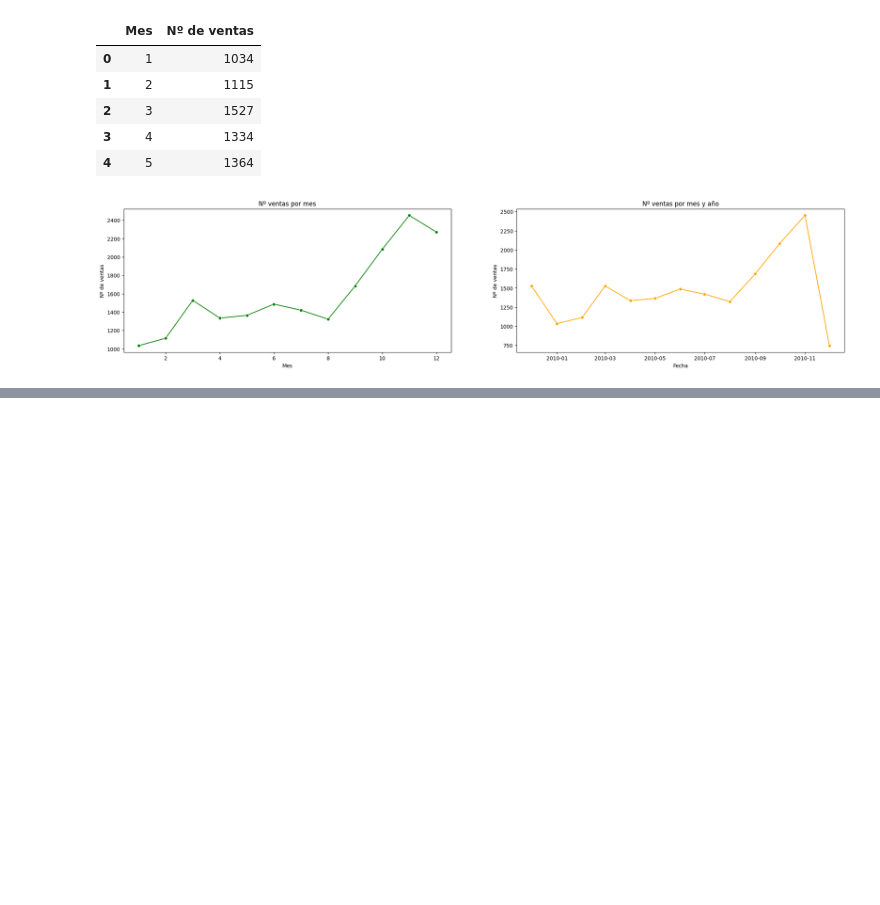
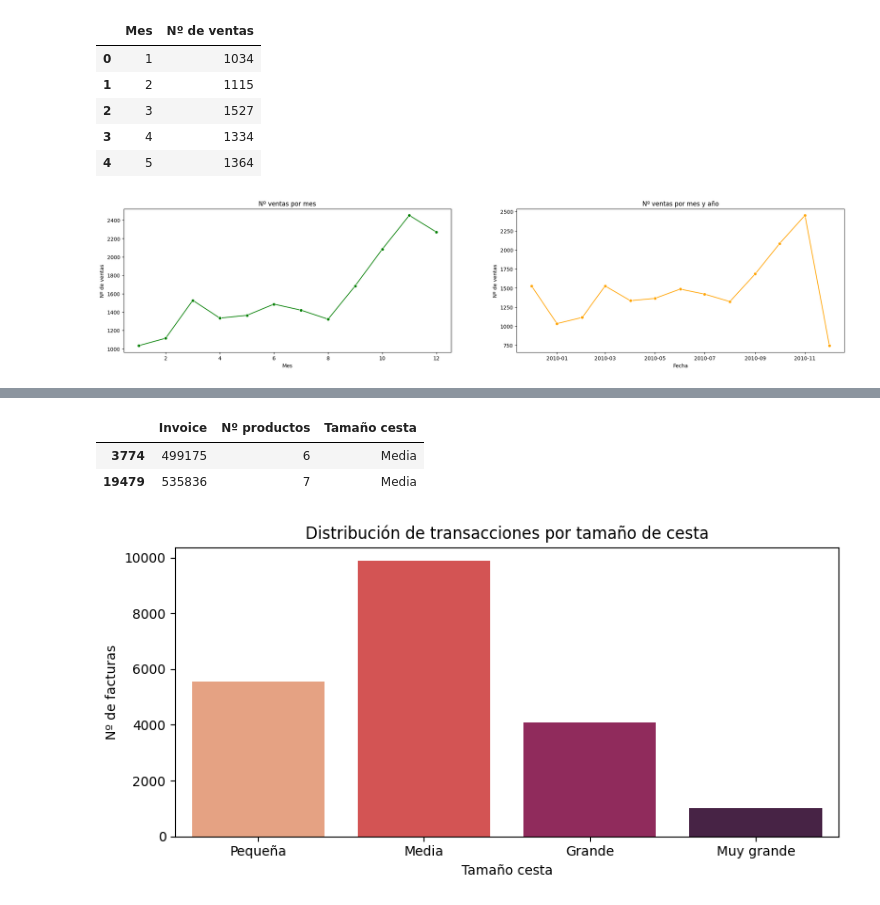
Before and after one commit to AnaAGG/Market-Basket-Analysis, a Jupyter notebook: notebooks/01-analisis-exploratorio.ipynb, the cells around one changed output, grey strips where cells are left out. Saved outputs shown, nothing was run; the diff lists cells and outputs as text; code cells hidden in the pictures; blank space fills up the shorter version.

```diff
--- a/notebooks/01-analisis-exploratorio.ipynb
+++ b/notebooks/01-analisis-exploratorio.ipynb
@@ -408,0 +412,32 @@ axes[1].set_title("Nº ventas por mes y año");
+# %%
+# Calculamos los percentiles y clasificamos las transacciones
+
+# calculo los percentiles
+p25 = df_productos_factura["Nº productos"].quantile(0.25)
+p75 = df_productos_factura["Nº productos"].quantile(0.75)
+p95 = df_productos_factura["Nº productos"].quantile(0.95)
+
+df_productos_factura["Tamaño cesta"] = df_productos_factura["Nº productos"].apply(lambda x: se.clasificar_cesta(x, p25, p75, p95))
+df_productos_factura.sample(2)
+# %% [output]
+|  | Invoice | Nº productos | Tamaño cesta |
+| 3774 | 499175 | 6 | Media |
+| 19479 | 535836 | 7 | Media |
+# %%
+# Conteo por tamaño de cesta
+conteo = df_productos_factura["Tamaño cesta"].value_counts().reindex(["Pequeña", "Media", "Grande", "Muy grande"])
+
+# Gráfico de barras
+plt.figure(figsize=(8, 4))
+sns.barplot(x=conteo.index,
+            y=conteo.values,
+            palette="rocket_r",
+            hue = conteo.index,
+            legend = False)
+plt.title("Distribución de transacciones por tamaño de cesta")
+plt.xlabel("Tamaño cesta")
+plt.ylabel("Nº de facturas")
+plt.tight_layout()
+plt.show()
+# %% [output]
+[figure, added]
```
Also changed, not shown: parts of 18 cells of this notebook, 1 other file.
